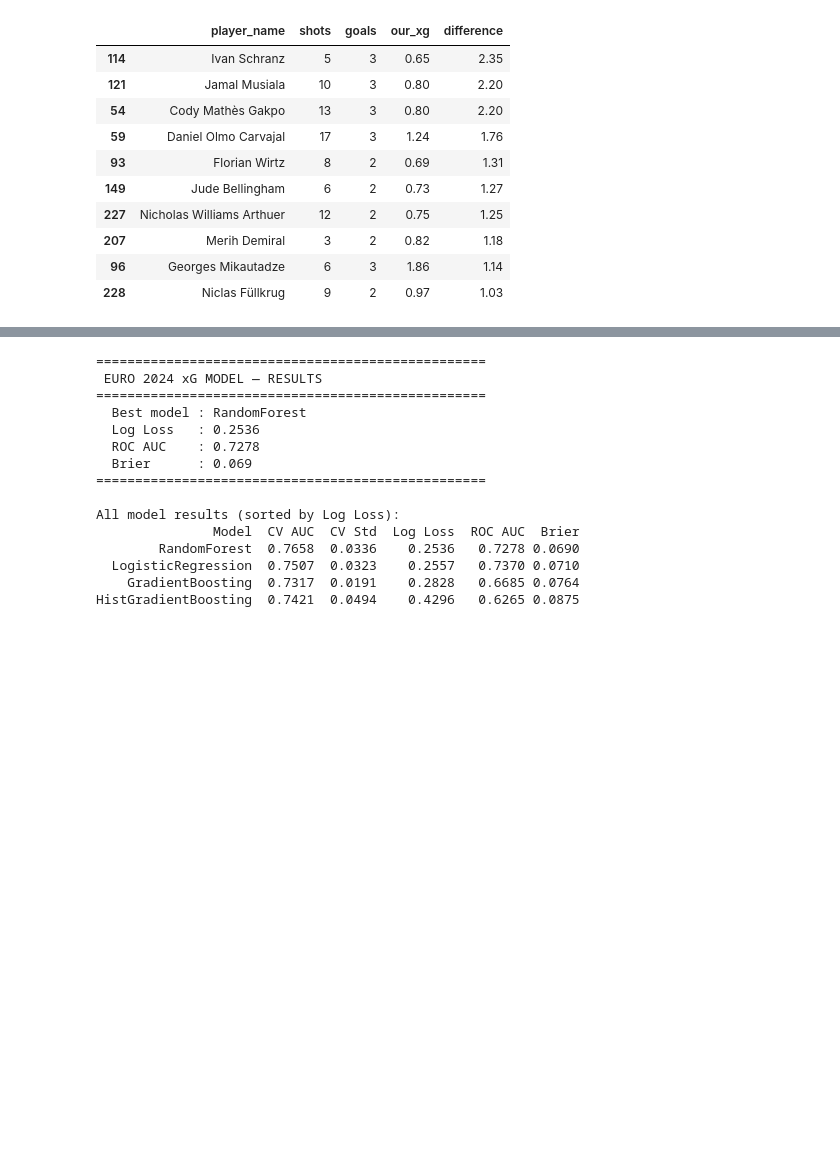
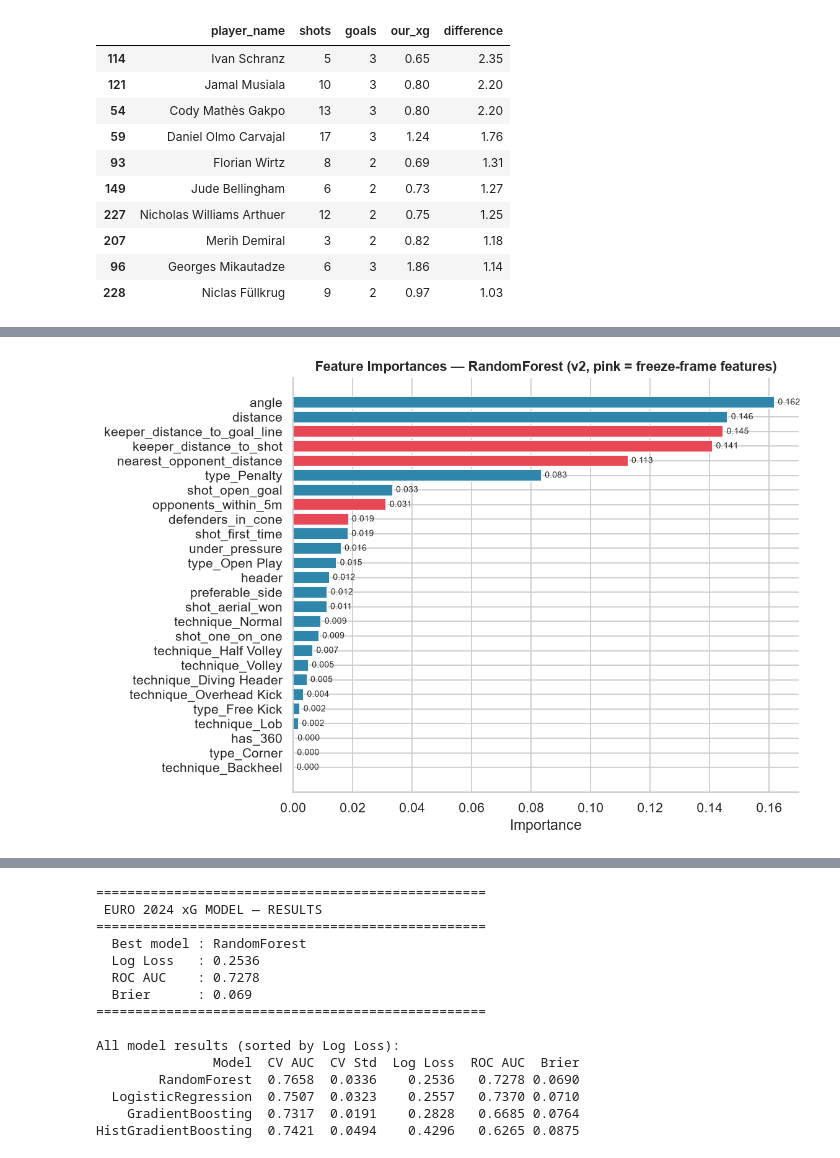
Before and after one commit to amunshi10/euro2024-xg-model, a Jupyter notebook: notebooks/euro2024_xg_model.ipynb, the cells around one changed output, grey strips where cells are left out. Cells and saved outputs as stored; diff of their text form; code cells hidden in the pictures; blank space fills up the shorter version.

```diff
--- a/notebooks/euro2024_xg_model.ipynb
+++ b/notebooks/euro2024_xg_model.ipynb
@@ -545,0 +694,24 @@ player_summary.head(10)
+# %%
+# Where do freeze-frame features rank in importance?
+best_pipeline_360 = pipelines_360[best_v2['Model']]
+model_step_360 = best_pipeline_360.named_steps['model']
+
+if hasattr(model_step_360, 'feature_importances_'):
+    importances_360 = pd.Series(model_step_360.feature_importances_, index=X_360.columns).sort_values(ascending=True)
+elif hasattr(model_step_360, 'coef_'):
+    importances_360 = pd.Series(np.abs(model_step_360.coef_[0]), index=X_360.columns).sort_values(ascending=True)
+else:
+    importances_360 = None
+
+if importances_360 is not None:
+    fig, ax = plt.subplots(figsize=(9, max(4, 0.24 * len(importances_360))))
+    colors_fi = [HIGHLIGHT if c in FREEZE_FRAME_FEATURE_COLS + ['has_360'] else ACCENT for c in importances_360.index]
+    bars = ax.barh(importances_360.index, importances_360.values, color=colors_fi, edgecolor='white')
+    ax.bar_label(bars, fmt='%.3f', padding=3, fontsize=8)
+    ax.set_xlabel('Importance')
+    ax.set_title(f'Feature Importances — {best_v2["Model"]} (v2, pink = freeze-frame features)')
+    plt.tight_layout()
+    plt.savefig('../outputs/feature_importance_360.png', bbox_inches='tight')
+    plt.show()
+# %% [output]
+[figure, added]
```
Also changed, not shown: parts of 9 cells of this notebook, 9 other files.
